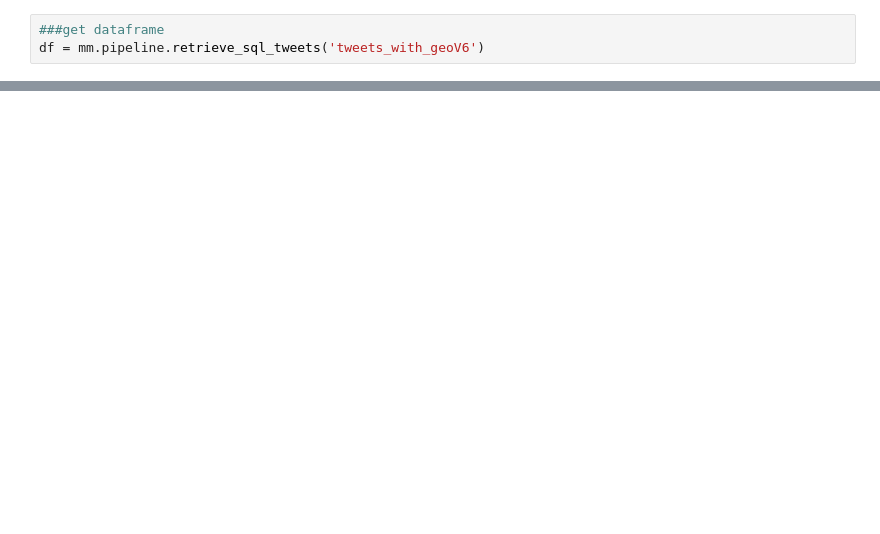
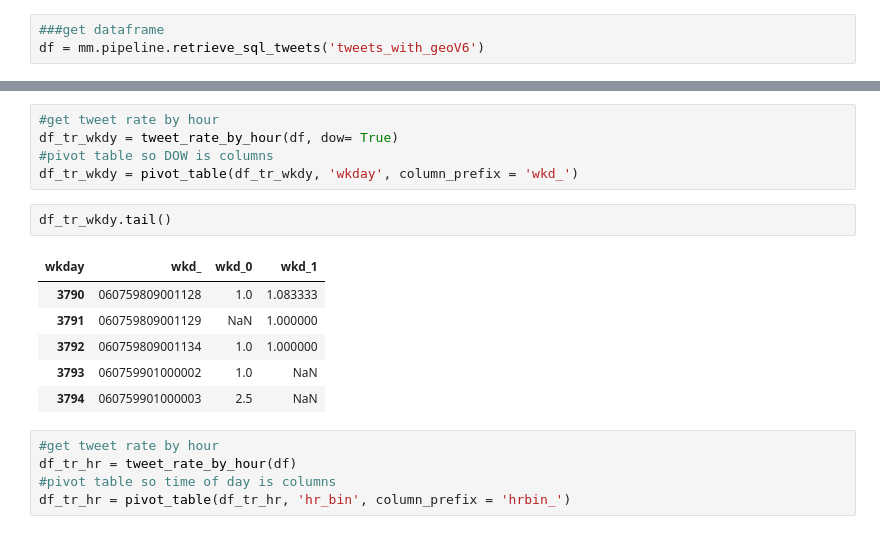
Before and after one commit to seawilloughby/media_mapper, a Jupyter notebook: data_pipeline/k_means_cluster_test.ipynb, the cells around one changed output, grey strips where cells are left out. Cells and saved outputs as stored; diff of their text form; blank space fills up the shorter version.

```diff
--- a/data_pipeline/k_means_cluster_test.ipynb
+++ b/data_pipeline/k_means_cluster_test.ipynb
@@ -57,0 +78,19 @@ tdt.head()
+# %%
+#get tweet rate by hour
+df_tr_wkdy = tweet_rate_by_hour(df, dow= True)
+#pivot table so DOW is columns
+df_tr_wkdy = pivot_table(df_tr_wkdy, 'wkday', column_prefix = 'wkd_')
+# %%
+df_tr_wkdy.tail()
+# %% [output]
+| wkday | wkd_ | wkd_0 | wkd_1 |
+| 3790 | 060759809001128 | 1.0 | 1.083333 |
+| 3791 | 060759809001129 | NaN | 1.000000 |
+| 3792 | 060759809001134 | 1.0 | 1.000000 |
+| 3793 | 060759901000002 | 1.0 | NaN |
+| 3794 | 060759901000003 | 2.5 | NaN |
+# %%
+#get tweet rate by hour
+df_tr_hr = tweet_rate_by_hour(df)
+#pivot table so time of day is columns
+df_tr_hr = pivot_table(df_tr_hr, 'hr_bin', column_prefix = 'hrbin_')
```
Also changed, not shown: parts of 45 cells of this notebook, 1 other file.
